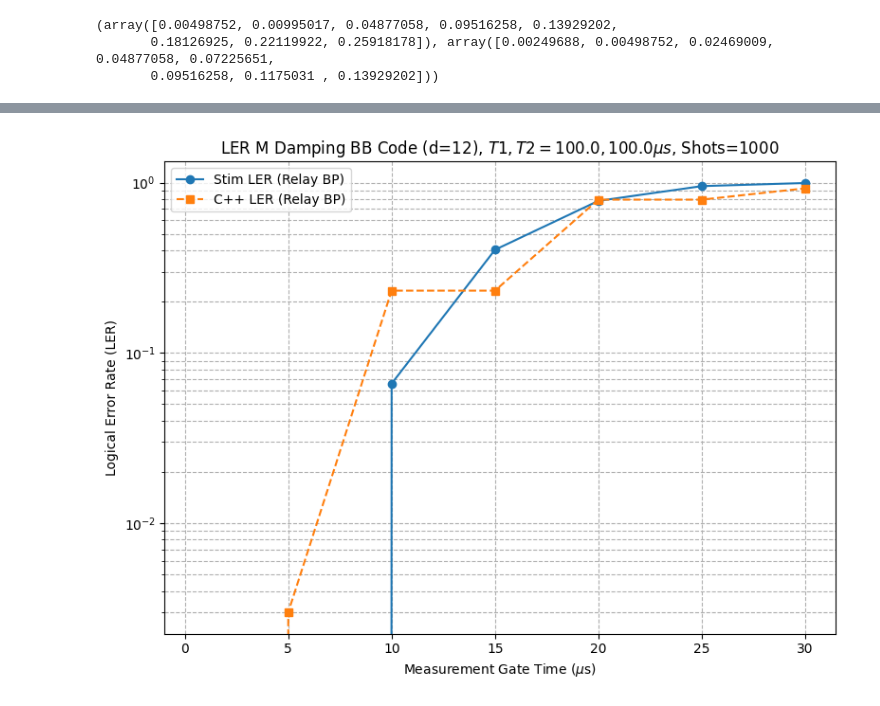
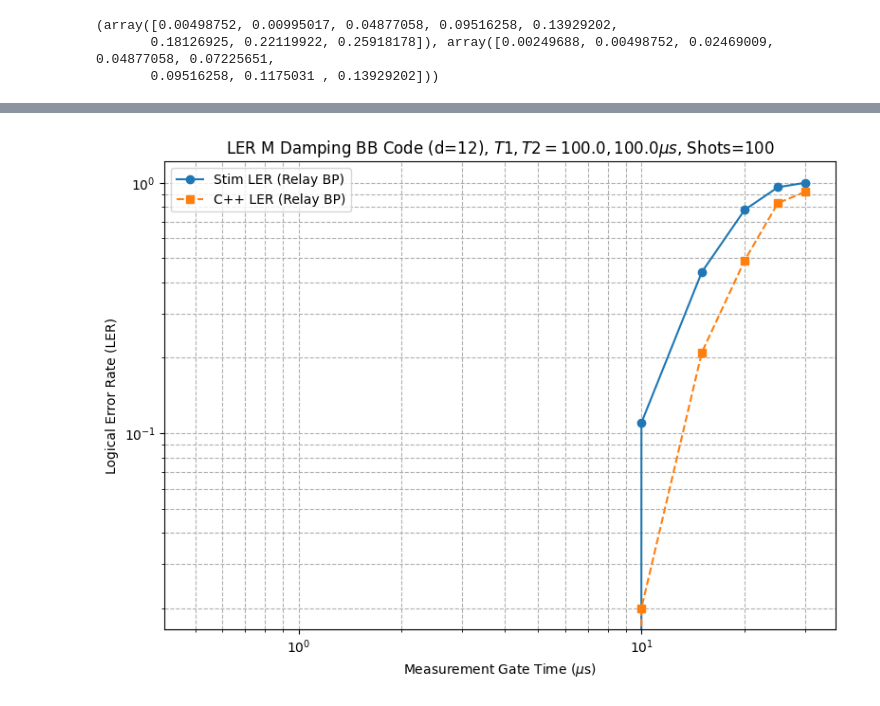
Before and after one commit to pnnl/NWQ-Sim, a Jupyter notebook: stabilizer/damping_work/relay_bp_decoding/relay/examples/bb_ler_relay.ipynb, the cells around one changed output, grey strips where cells are left out. Drawn from its saved outputs; the diff is of its cells as text; code cells hidden in the pictures.

```diff
--- a/stabilizer/damping_work/relay_bp_decoding/relay/examples/bb_ler_relay.ipynb
+++ b/stabilizer/damping_work/relay_bp_decoding/relay/examples/bb_ler_relay.ipynb
@@ -87,7 +85,7 @@ Compilation successful.
 circuit = "bicycle_bivariate_144_12_12_memory_Z"
 distance = 12
 rounds = 12
-SHOTS = 1000
+SHOTS = 100
 
 XYZ_decoding = False
 
@@ -131,6 +129,7 @@ bb_code = BBcode.BBcode(
     beta=[[0, 1], [0, 5], [1, 1], [0, 0], [4, 0], [5, 2]],
 )
 print(p_list)
+i=0
 for p_amp, p_phase in zip(p_amp, p_phase):
     noise_profile = [0,0,0,0]
     circuit = bb_code.build_full_BBcode_circuit(rounds=rounds, noise_profile=noise_profile, observable_type="Z", code_capacity=True)
@@ -154,13 +153,13 @@ for p_amp, p_phase in zip(p_amp, p_phase):
     qasm_output = ns.inject_amplitude_damp(qasm_output, model)
 
     try:
-        p_tag = f"{p_amp:.0e}".replace("+", "")
-        qasm_path = os.path.join(qasm_dir, f"bb_code_d{distance}_p{p_tag}.qasm")
+        qasm_path = os.path.join(qasm_dir, f"bb_code_d{distance}_p{i}.qasm")
         with open(qasm_path, "w") as f:
             f.write(qasm_output)
     except Exception as e:
         print(f"Failed to export QASM for p={p_amp}: {e}")
-    tasks.append(sinter.Task(circuit=stim_circuit, json_metadata={'d': distance, "p_amp": p_amp, "p_phase": p_phase}))
+    tasks.append(sinter.Task(circuit=stim_circuit, json_metadata={'d': distance, "trial":i}))
+    i+=1
 # %% [output]
 (array([0.00498752, 0.00995017, 0.04877058, 0.09516258, 0.13929202,
        0.18126925, 0.22119922, 0.25918178]), array([0.00249688, 0.00498752, 0.02469009, 0.04877058, 0.07225651,
@@ -237,24 +235,25 @@ def run_cpp_experiment(tasks, shots):
         return cpp_lers
 
     # Compile converters/decoder ONCE (structure is identical across p)
-    ref_circ = tasks[0].circuit
-    m2d_converter = ref_circ.compile_m2d_converter()
-    dem = ref_circ.detector_error_model(
-        decompose_errors=True,
-        ignore_decomposition_failures=True,
-    )
-    compiled = decoder.compile_decoder_for_dem(dem=dem)
+
 
     for task in tasks:
-        p = task.json_metadata.get('p_amp', 0)
+        trial = task.json_metadata.get("trial")
         d = distance
 
-        print(f"\n--- Running C++ (MPI) for p = {p:.1e} ---")
+        ref_circ = task.circuit
+        m2d_converter = ref_circ.compile_m2d_converter()
+        dem = ref_circ.detector_error_model(
+            decompose_errors=True,
+            ignore_decomposition_failures=True,
+        )
+        compiled = decoder.compile_decoder_for_dem(dem=dem)
+
+        print(f"\n--- Running C++ (MPI) for trial {trial} ---")
 
         # Paths
-        p_tag = f"{p:.0e}".replace("+", "")
-        qasm_file_path = os.path.join(qasm_dir, f"bb_code_d{d}_p{p_tag}.qasm")
-        cpp_output_path = os.path.join(qasm_dir, f"measurements_d{d}_p{p_tag}.txt")
+        qasm_file_path = os.path.join(qasm_dir, f"bb_code_d{d}_p{trial}.qasm")
+        cpp_output_path = os.path.join(qasm_dir, f"measurements_d{d}_p{trial}.txt")
 
         # MPI execution
         num_qubits = task.circuit.num_qubits
@@ -277,7 +276,7 @@ def run_cpp_experiment(tasks, shots):
 
         cpp_time = 0.0
         try:
-            result = subprocess.run(run_command, check=True, capture_output=True, text=True, env=env)
+            result = subprocess.run(run_command, check=True, capture_output=True,text=True, env=env)
             for line in result.stdout.strip().split('\n'):
                 if "Total C++ simulation time" in line:
                     try:
@@ -357,20 +365,20 @@ KeyboardInterrupt:
 # %%
 # --- Plotting Results ---
 plt.figure(figsize=(8, 6))
 
 plt.plot(tau*10**6, stim_logical_error_rates, 'o-', label='Stim LER (Relay BP)')
 plt.plot(tau*10**6, cpp_logical_error_rates, 's--', label='C++ LER (Relay BP)')
 plt.xlabel(r"Measurement Gate Time ($\mu$s)")
 plt.ylabel("Logical Error Rate (LER)")
 plt.title(rf"LER M Damping BB Code (d={distance}), $T1,T2 = {T1*10**6},{T2*10**6}\mu s$, Shots={SHOTS}")
-# plt.xscale('log')
+plt.xscale('log')
 plt.yscale('log')
 plt.xlim()
 # plt.xticks(p_list_extend, [f"{p:.0e}" for p in p_list_extend])
 plt.grid(True, which="both", ls="--")
 plt.legend()
 plt.tight_layout()
-plt.savefig('../../../figures/BB_code_LER.pdf', dpi=500, bbox_inches='tight')
+plt.savefig(f'../../../figures/BB_code_LER{SHOTS}.pdf', dpi=500, bbox_inches='tight')
 plt.show()
 # %% [output]
-[figure, old version]
+[figure, new version]
```
Also changed, not shown: parts of 4 cells of this notebook, 7 other files.
